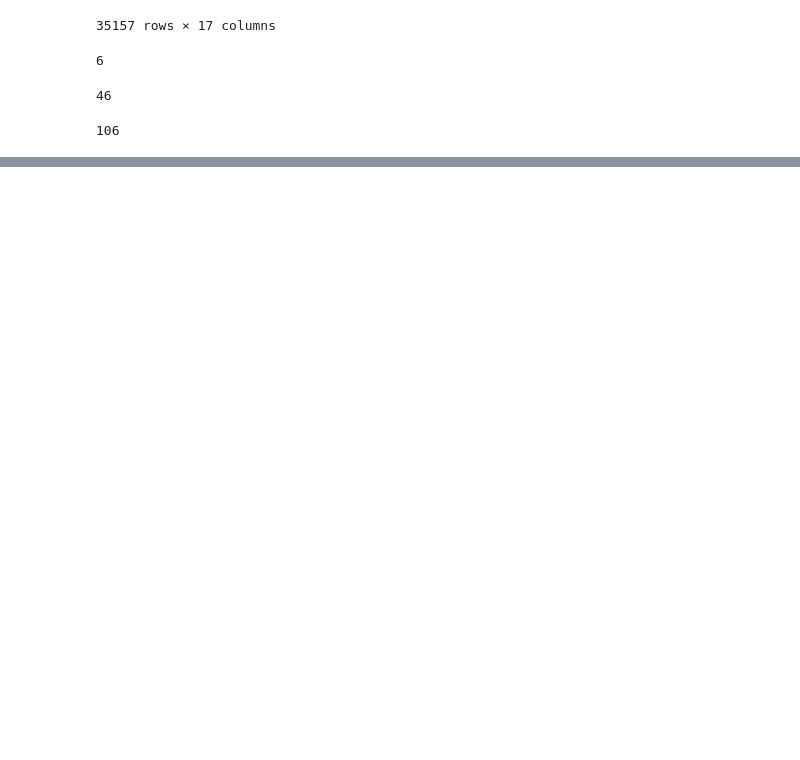
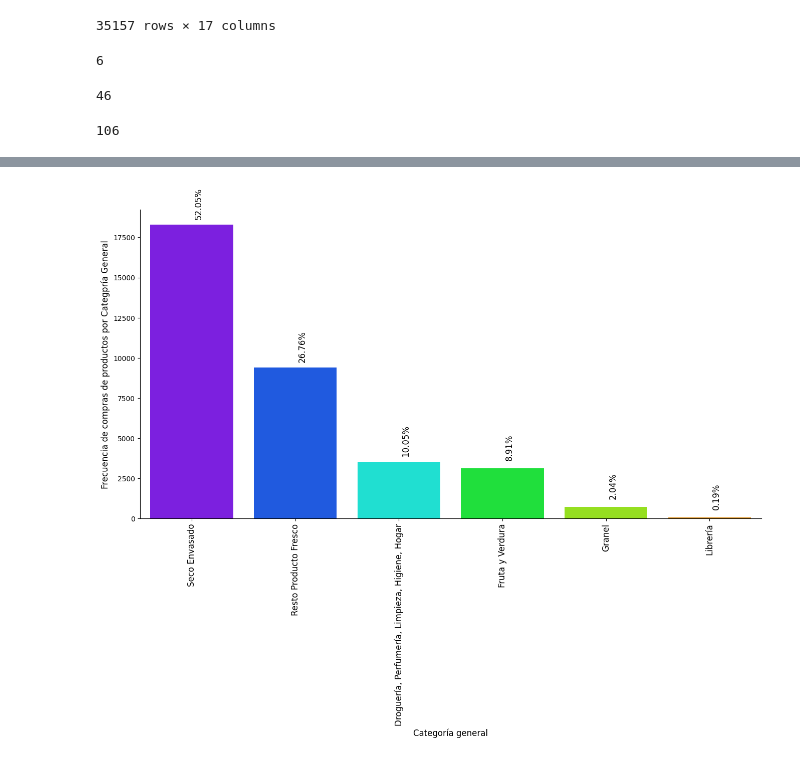
Before and after one commit to Factoria-F5-AI-Bootcamp-1-Edicion/Proyecto_Osa, a Jupyter notebook: EDA_Osa.ipynb, the cells around one changed output, grey strips where cells are left out. Drawn from its saved outputs; the diff is of its cells as text; code cells hidden in the pictures; blank space fills up the shorter version.

Commit message:
Gráficos de la Categoria_general, Subcategoria_1 y Subcategoria_2

```diff
--- a/EDA_Osa.ipynb
+++ b/EDA_Osa.ipynb
@@ -510,0 +556,22 @@ cantidad_subcategorias_2
+# %%
+# Obtener la frecuencia de compra en base a la Categpría general y ordenarlo en forma descendente
+
+counts = df_catego_subcatego['Categoria_general'].value_counts(ascending=False)
+ordered_categories = counts.index.tolist()
+
+# Graficamos la frecuencia de compra en función a Categoria_general del dataframe df_catego_subcatego
+plt.figure(figsize=(16, 8)) # especificamos un tamaño de 12 pulgadas de ancho por 6 de alto
+ax = sns.countplot(x="Categoria_general", data=df_catego_subcatego, palette="gist_rainbow_r",  order=ordered_categories )
+plt.ylabel("Frecuencia de compras de productos por Categpría General",  fontsize=12) # reducimos el tamaño de fuente de la etiqueta del eje Y
+plt.xlabel("Categoría general",  fontsize=12)
+ax.spines["top"].set_visible(False)
+ax.spines["right"].set_visible(False)
+
+ax.set_xticklabels(ax.get_xticklabels(), rotation=90, fontsize=12)
+
+for p in ax.patches:
+    ax.annotate(f"{p.get_height()*100/df_catego_subcatego.shape[0]:.2f}%",(p.get_x()+p.get_width()/2,p.get_height()),
+               ha="center",va="center",fontsize=12,color="black",rotation=90,xytext=(10,30),textcoords = "offset points") # reducimos el tamaño de fuente de la anotación del porcentaje
+plt.show()
+# %% [output]
+[figure, added]
```
Also changed, not shown: parts of 8 cells of this notebook.
